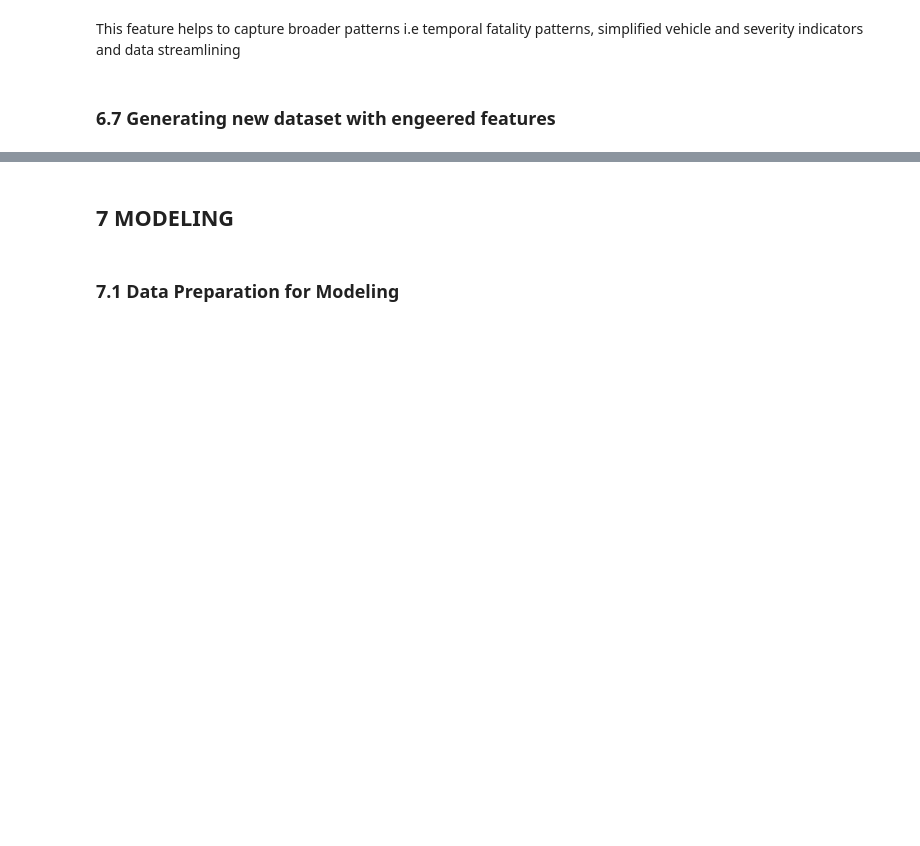
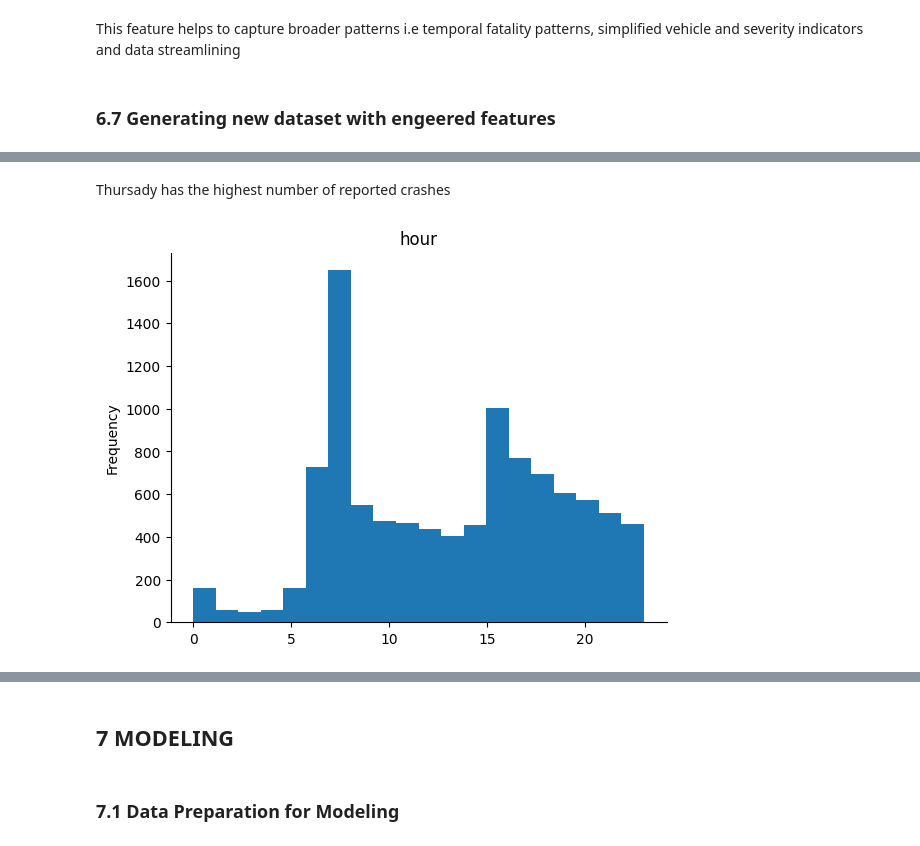
Before and after one commit to MitchMatt/Accidents-in-kenya, a Jupyter notebook: Accidents.ipynb, the cells around one changed output, grey strips where cells are left out. Saved outputs shown, nothing was run; the diff lists cells and outputs as text; code cells hidden in the pictures; blank space fills up the shorter version.

```diff
--- a/Accidents.ipynb
+++ b/Accidents.ipynb
@@ -531,0 +554,9 @@ Processed data saved to 'processed_crash_data.csv'
+# %% [markdown]
+Thursady has the highest number of reported crashes
+# %%
+#hour
+from matplotlib import pyplot as plt
+data['hour'].plot(kind='hist', bins=20, title='hour')
+plt.gca().spines[['top', 'right',]].set_visible(False)
+# %% [output]
+[figure, added]
```
Also changed, not shown: parts of 31 cells of this notebook.
